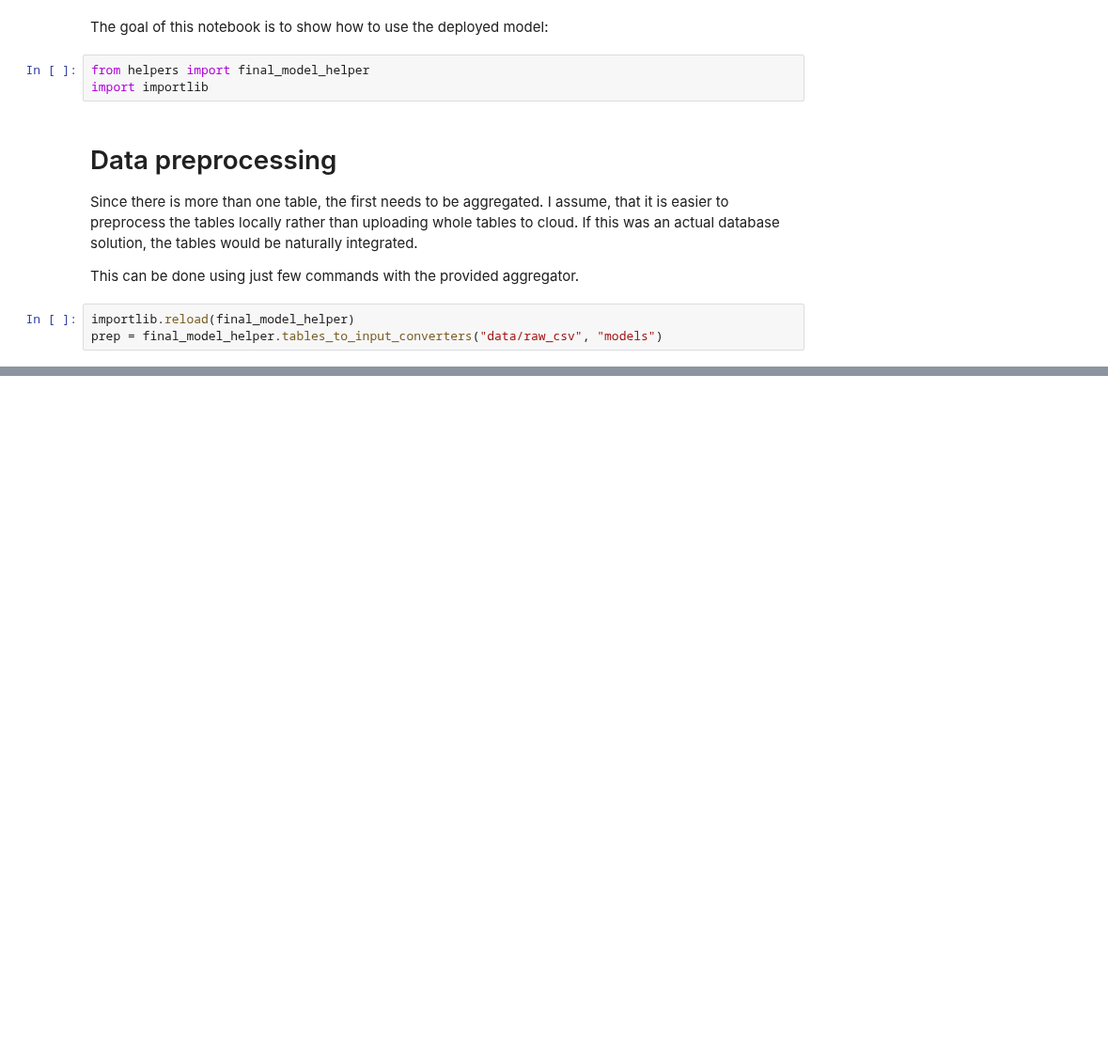
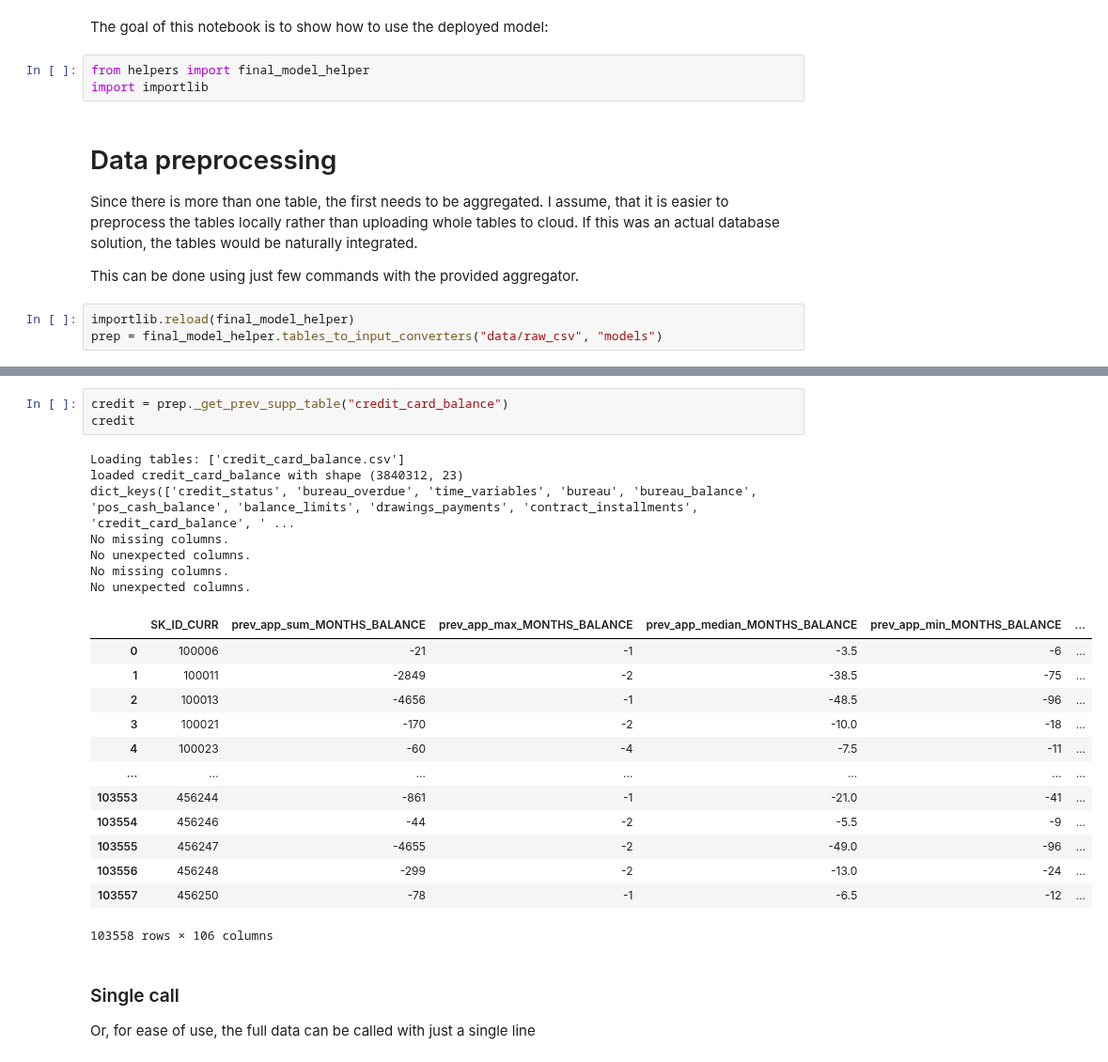
Before and after one commit to Sauciu1/defaulting-risk, a Jupyter notebook: notebooks/nb9_model_deployment.ipynb, the cells around one changed output, grey strips where cells are left out. Shown at 94% size. Saved outputs shown, nothing was run; the diff lists cells and outputs as text; blank space fills up the shorter version.

```diff
--- a/notebooks/nb9_model_deployment.ipynb
+++ b/notebooks/nb9_model_deployment.ipynb
@@ -76,0 +80,27 @@ prep.nb7_previous_applications().head()
+# %%
+credit = prep._get_prev_supp_table("credit_card_balance")
+credit
+# %% [output]
+Loading tables: ['credit_card_balance.csv']
+loaded credit_card_balance with shape (3840312, 23)
+dict_keys(['credit_status', 'bureau_overdue', 'time_variables', 'bureau', 'bureau_balance', 'pos_cash_balance', 'balance_limits', 'drawings_payments', 'contract_installments', 'credit_card_balance', ' ...
+No missing columns.
+No unexpected columns.
+No missing columns.
+No unexpected columns.
+|  | SK_ID_CURR | prev_app_sum_MONTHS_BALANCE | prev_app_max_MONTHS_BALANCE | prev_app_median_MONTHS_BALANCE | prev_app_min_MONTHS_BALANCE | ... |
+| 0 | 100006 | -21 | -1 | -3.5 | -6 | ... |
+| 1 | 100011 | -2849 | -2 | -38.5 | -75 | ... |
+| 2 | 100013 | -4656 | -1 | -48.5 | -96 | ... |
+| 3 | 100021 | -170 | -2 | -10.0 | -18 | ... |
+| 4 | 100023 | -60 | -4 | -7.5 | -11 | ... |
+| ... | ... | ... | ... | ... | ... | ... |
+| 103553 | 456244 | -861 | -1 | -21.0 | -41 | ... |
+| 103554 | 456246 | -44 | -2 | -5.5 | -9 | ... |
+| 103555 | 456247 | -4655 | -2 | -49.0 | -96 | ... |
+| 103556 | 456248 | -299 | -2 | -13.0 | -24 | ... |
+| 103557 | 456250 | -78 | -1 | -6.5 | -12 | ... |
+103558 rows × 106 columns
+# %% [markdown]
+### Single call
+Or, for ease of use, the full data can be called with just a single line
```
Also changed, not shown: parts of 13 cells of this notebook, 15 other files.
